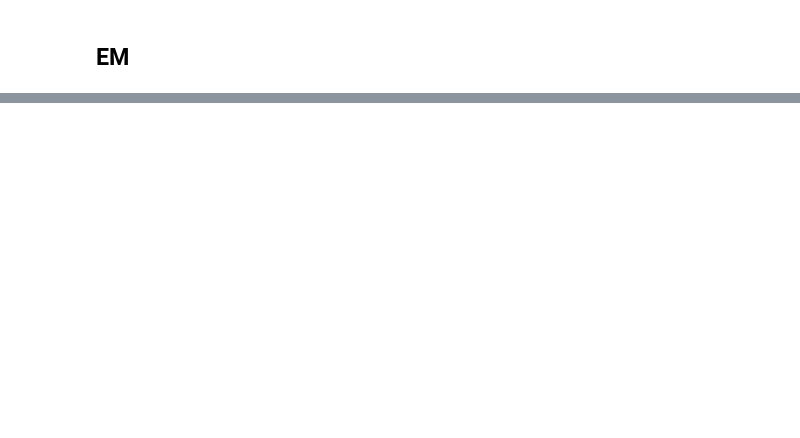
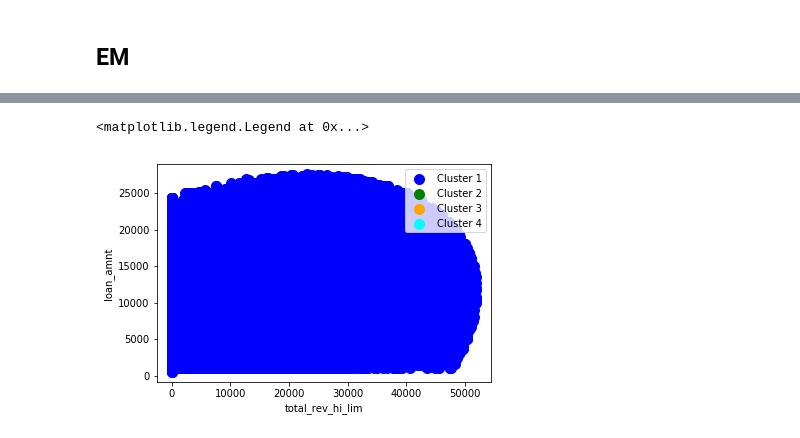
Before and after one commit to Anastasiyabordak/ODS_training, a Jupyter notebook: Unsupervised.ipynb, the cells around one changed output, grey strips where cells are left out. Saved outputs shown, nothing was run; the diff lists cells and outputs as text; code cells hidden in the pictures; blank space fills up the shorter version.

Commit message:
em 2 clusters

```diff
--- a/Unsupervised.ipynb
+++ b/Unsupervised.ipynb
@@ -192,0 +191,6 @@ from sklearn.mixture import GaussianMixture
+# %%
+x =  train.loc[:,['total_rev_hi_lim','inq_last_6mths','loan_amnt']]
+x['total_rev_hi_lim'] = x['total_rev_hi_lim'].fillna(0)
+x['total_rev_hi_lim'] = x['total_rev_hi_lim']
+x['loan_amnt'] = x['loan_amnt']
+x.head()
@@ -193,5 +204,5 @@ from sklearn.mixture import GaussianMixture
 # %%
-db = GaussianMixture(n_components = 5).fit(x)
+db = GaussianMixture(n_components = 2, random_state = 42).fit(x)
 # %%
 y_kmeans = db.fit_predict(x)
 # %%
@@ -209,13 +223,15 @@ plt.legend()
 # %%
 #Visualising the clusters
-plt.scatter(x[y_kmeans == 0][col[0]], x[y_kmeans == 0][col[2]], s = 100, c = 'red', label = 'Cluster 0')
 plt.scatter(x[y_kmeans == 1][col[0]], x[y_kmeans == 1][col[2]], s = 100, c = 'blue', label = 'Cluster 1')
 plt.scatter(x[y_kmeans == 2][col[0]], x[y_kmeans == 2][col[2]], s = 100, c = 'green',label = 'Cluster 2')
 plt.scatter(x[y_kmeans == 3][col[0]], x[y_kmeans == 3][col[2]], s = 100, c = 'orange',label = 'Cluster 3')
 plt.scatter(x[y_kmeans == 4][col[0]], x[y_kmeans == 4][col[2]], s = 100, c = 'cyan',label = 'Cluster 4')
 plt.xlabel(col[0])
 plt.ylabel(col[2])
 plt.legend()
+# %% [output]
+<matplotlib.legend.Legend at 0x...>
+[figure, added]
 # %%
 #Visualising the clusters
 plt.scatter(x[y_kmeans == 0][col[1]], x[y_kmeans == 0][col[2]], s = 100, c = 'red', label = 'Cluster 0')
```
Also changed, not shown: parts of 18 cells of this notebook.
